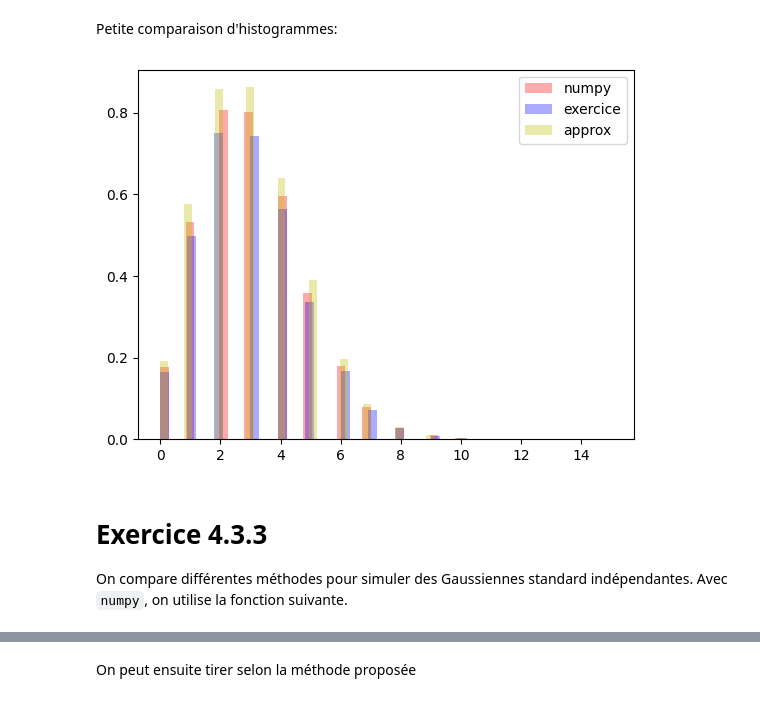
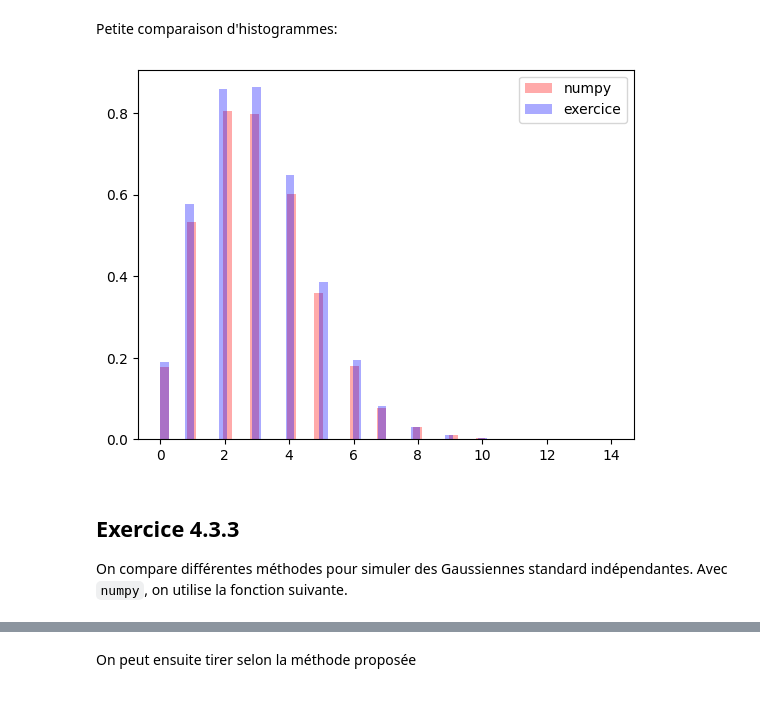
Before and after one commit to noeblassel/noeblassel.github.io, a Jupyter notebook: static/teaching/tp_simu.ipynb, the cells around one changed output, grey strips where cells are left out. Saved outputs shown, nothing was run; the diff lists cells and outputs as text; code cells hidden in the pictures.

```diff
--- a/static/teaching/tp_simu.ipynb
+++ b/static/teaching/tp_simu.ipynb
@@ -31,6 +40,6 @@ plt.show()
 On veut simuler une variable de Poisson $\mathcal P(\lambda)$. La librairie `numpy` offre une fonction pour cela.
 # %%
-N = 100000  # nombre de tirages
+N = 500000  # nombre de tirages
 lam = 3.0
 P1 = np.random.poisson(lam, size=N)  # methode numpy
 # %% [markdown]
@@ -62,15 +61,15 @@ Xm = np.sum(U<=pm , axis = 1) # variables binomiales i.i.d.
 Petite comparaison d'histogrammes:
 # %%
 fig = plt.figure()
-plt.hist(P1, density=True, label="numpy", bins=50, alpha=1/3, color="r")
-plt.hist(P2, density=True, label="exercice", bins=50, alpha=1/3, color="b")
-plt.hist(Xm,density=True,label="approx",bins=50,alpha=1/3,color="y")
+plt.hist(P1, density=True, label="numpy",bins=50, alpha=1/3, color="r")
+plt.hist(P2, density=True, label="exercice",bins=50, alpha=1/3, color="b")
+# plt.hist(Xm,density=True,label="approx",bins=50,alpha=1/3,color="y")
 plt.legend(loc="best")
 plt.show()
 # %% [output]
-[figure, old version]
+[figure, new version]
 # %% [markdown]
-# Exercice 4.3.3
+## Exercice 4.3.3
 
 On compare différentes méthodes pour simuler des Gaussiennes standard indépendantes. Avec `numpy`, on utilise la fonction suivante.
 # %%
```
Also changed, not shown: parts of 34 cells of this notebook, 1 other file.
